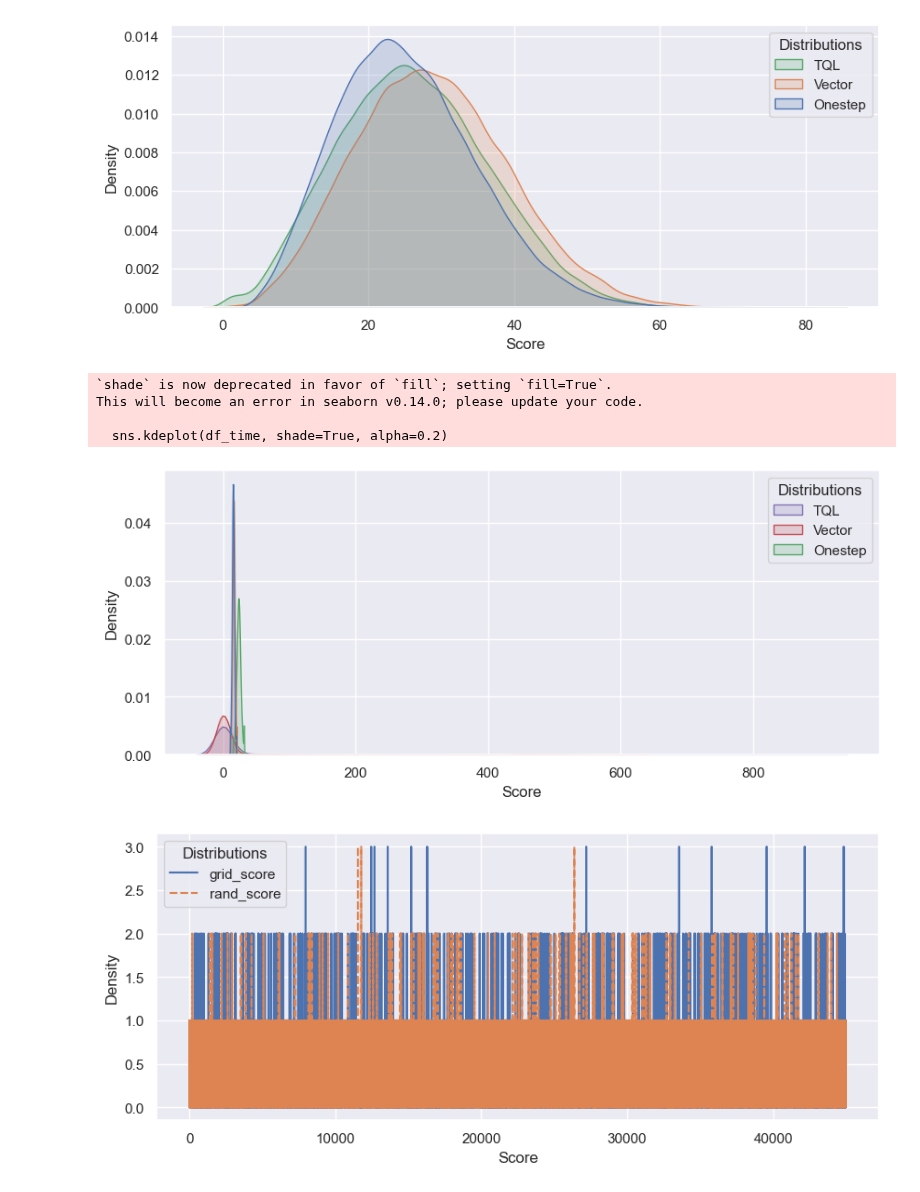
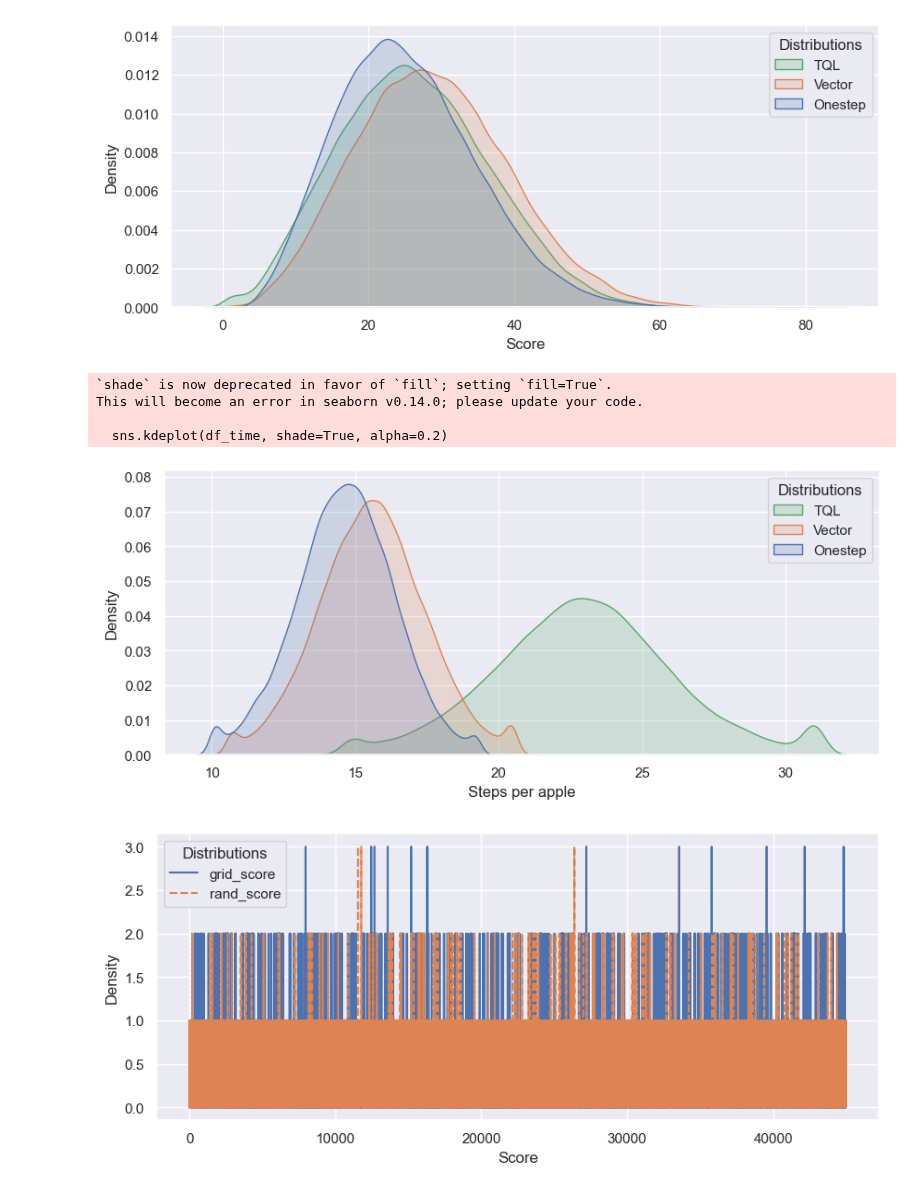
Before and after one commit to vietnhprivat/snake_ai, a Jupyter notebook: src/Classes/data_collection_test.ipynb, the cells around one changed output. Drawn from its saved outputs; the diff is of its cells as text; code cells hidden in the pictures.

Commit message:
distibution plots af score og time between apples

```diff
--- a/src/Classes/data_collection_test.ipynb
+++ b/src/Classes/data_collection_test.ipynb
@@ -67,7 +67,7 @@ df_results = pd.DataFrame(data= {'onestep_score': onestep['scores'], 'vector_sco
 
 # Outliers removed, calculated by 1.5*IQR in R
 df_time = pd.DataFrame(data= {'onestep_time': onestep['time per apple'].clip(10.08, 19.2), 'vector_time': vector['time per apple'].clip(10.67, 20.45),
-                              'tql_time': tql['time per apple'].clip(14.83, 31), 'grid_time': grid['time per apple'].clip(0,50), 'grid_train_time': grid_train['time per apple'].clip(0,50)})
+                              'tql_time': tql['time per apple'].clip(14.83, 31)})
 
 df_time_outliers = pd.DataFrame(data= {'onestep_time': onestep['time per apple'], 'vector_time': vector['time per apple'],
                               'tql_time': tql['time per apple'], 'rand_time': rand['time per apple'], 'grid_time': grid['time per apple'], 'grid_train_time': grid_train['time per apple']})
@@ -162,23 +155,23 @@ This will become an error in seaborn v0.14.0; please update your code.
 # %%
 plt.figure(figsize=(10, 4))
 
 # Plot the three normal distributions together
 sns.set_theme(style="darkgrid")
 sns.kdeplot(df_time, shade=True, alpha=0.2)
 
 # Add labels and a legend
-plt.xlabel("Score")
+plt.xlabel("Steps per apple")
 plt.ylabel("Density")
 plt.legend(title="Distributions", labels=["TQL", "Vector", "Onestep"])
 
 # Show the plot
 plt.show()
 # %% [output]
 `shade` is now deprecated in favor of `fill`; setting `fill=True`.
 This will become an error in seaborn v0.14.0; please update your code.
 
   sns.kdeplot(df_time, shade=True, alpha=0.2)
-[figure, old version]
+[figure, new version]
 # %%
 plt.figure(figsize=(10, 4))
 
```
Also changed, not shown: parts of 1 cell of this notebook.
